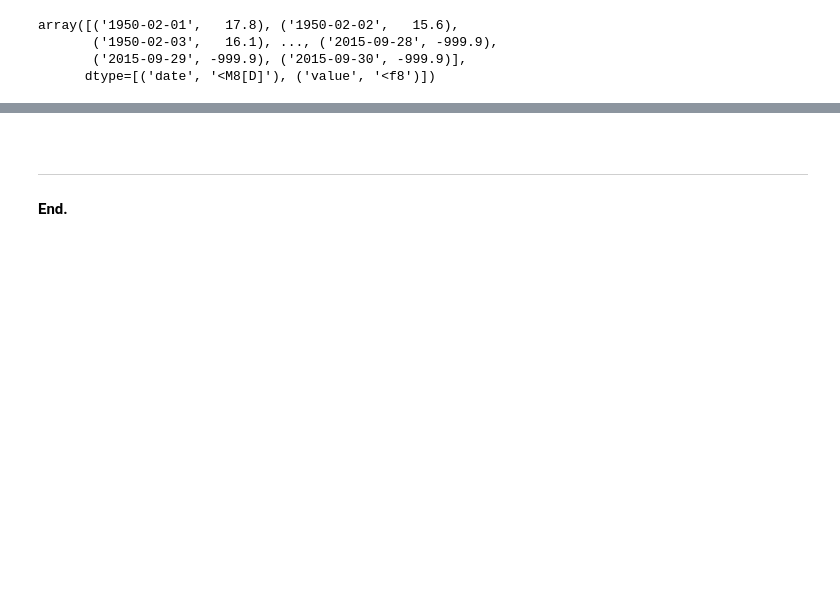
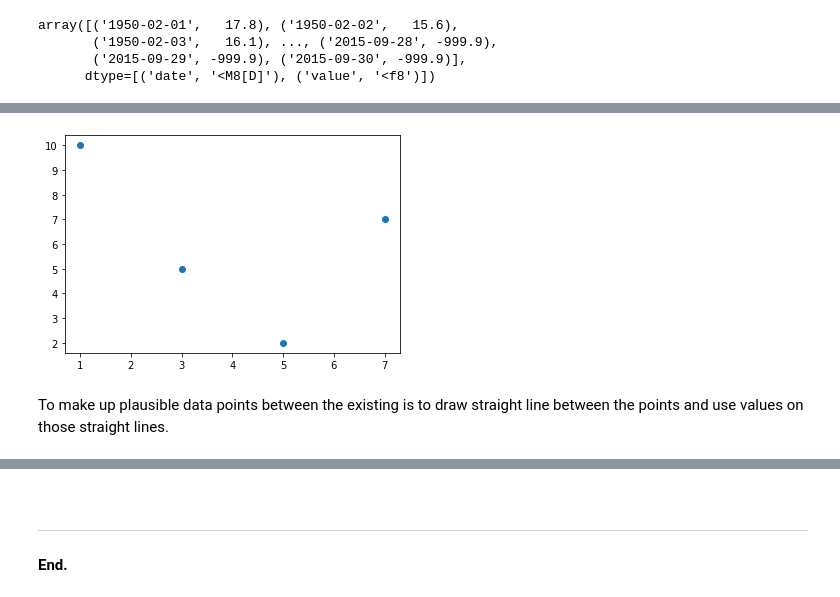
Before and after one commit to olgarozhdestvina/Data-Science-and-Machine-Learning, a Jupyter notebook: Data analytics/Weather data.ipynb, the cells around one changed output, grey strips where cells are left out. Saved outputs shown, nothing was run; the diff lists cells and outputs as text; code cells hidden in the pictures; blank space fills up the shorter version.

```diff
--- a/Data analytics/Weather data.ipynb
+++ b/Data analytics/Weather data.ipynb
@@ -181,0 +211,10 @@ array([('1950-02-01',   17.8), ('1950-02-02',   15.6),
+# %%
+# Make 2 arrays with 4 data points
+x = np.array([1,3,5,7], 'd')
+y = np.array([10,5,2,7], 'd')
+
+plt.plot(x,y, 'o');
+# %% [output]
+[figure, added]
+# %% [markdown]
+To make up plausible data points between the existing is to draw straight line between the points and use values on those straight lines.
```
Also changed, not shown: parts of 31 cells of this notebook.
